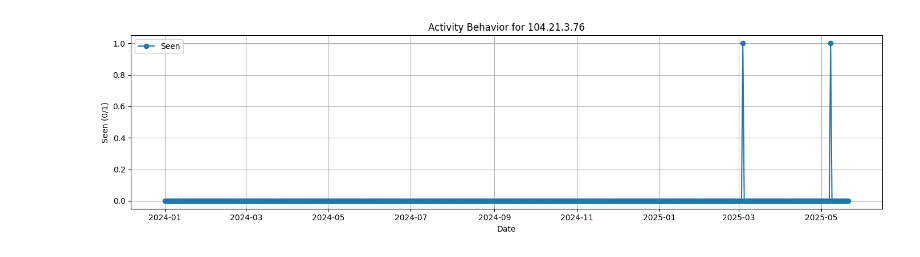
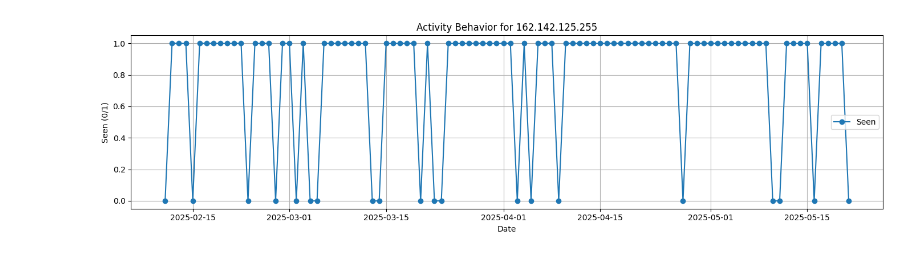
Before and after one commit to jaytlinaskew-OIS/HTOC, a Jupyter notebook: notebooks/observationEventForecasting/research.ipynb, the cells around one changed output. Cells and saved outputs as stored; diff of their text form; code cells hidden in the pictures.

Commit message:
next observed indicator process

```diff
--- a/notebooks/observationEventForecasting/research.ipynb
+++ b/notebooks/observationEventForecasting/research.ipynb
@@ -1,16 +1,15 @@
 # %%
 import numpy as np
 import pandas as pd
-from sklearn.linear_model import LogisticRegression
-from sklearn.ensemble import GradientBoostingClassifier
-from sklearn.preprocessing import StandardScaler
-from sklearn.pipeline import Pipeline
-from scipy.stats import expon
-from lifelines import WeibullAFTFitter
 
 df = pd.read_csv(r'C:\Users\jaskew\Documents\project_repository\notebooks\observationEventForecasting\DataPreprocessing\FullIndicatorMatrix.csv')
 df['date'] = pd.to_datetime(df['date'])
 df.sort_values(by=['indicator', 'date'], inplace=True)
+
+# Limit to the last 100 unique dates
+latest_dates = df['date'].drop_duplicates().sort_values().tail(100)
+df = df[df['date'].isin(latest_dates)]
+
 df[df['indicator'] == '146.71.50.198']
 # %% [output]
 |  | API_UserName | date | indicator | observations | dayofweek | is_weekend | day | month | seen |
@@ -199,18 +213,18 @@ output[output['indicator'] == '113.96.236.11']
 # %%
-indicator_id = '104.21.3.76'
+indicator_id = '162.142.125.255'
 df_plot = df[df['indicator'] == indicator_id].sort_values('date')
 
 plt.figure(figsize=(14, 4))
 plt.plot(df_plot['date'], df_plot['seen'], marker='o', linestyle='-', label='Seen')
 plt.title(f'Activity Behavior for {indicator_id}')
 plt.xlabel('Date')
 plt.ylabel('Seen (0/1)')
 plt.grid(True)
 plt.tight_layout()
 plt.legend()
 plt.show()
 # %% [output]
-[figure, old version]
+[figure, new version]
 # %%
 df[(df['seen'] ==0) & (df['date'] == pd.Timestamp('2025-05-21'))]
 # %% [output]
```
Also changed, not shown: parts of 8 cells of this notebook, 2 other files.
